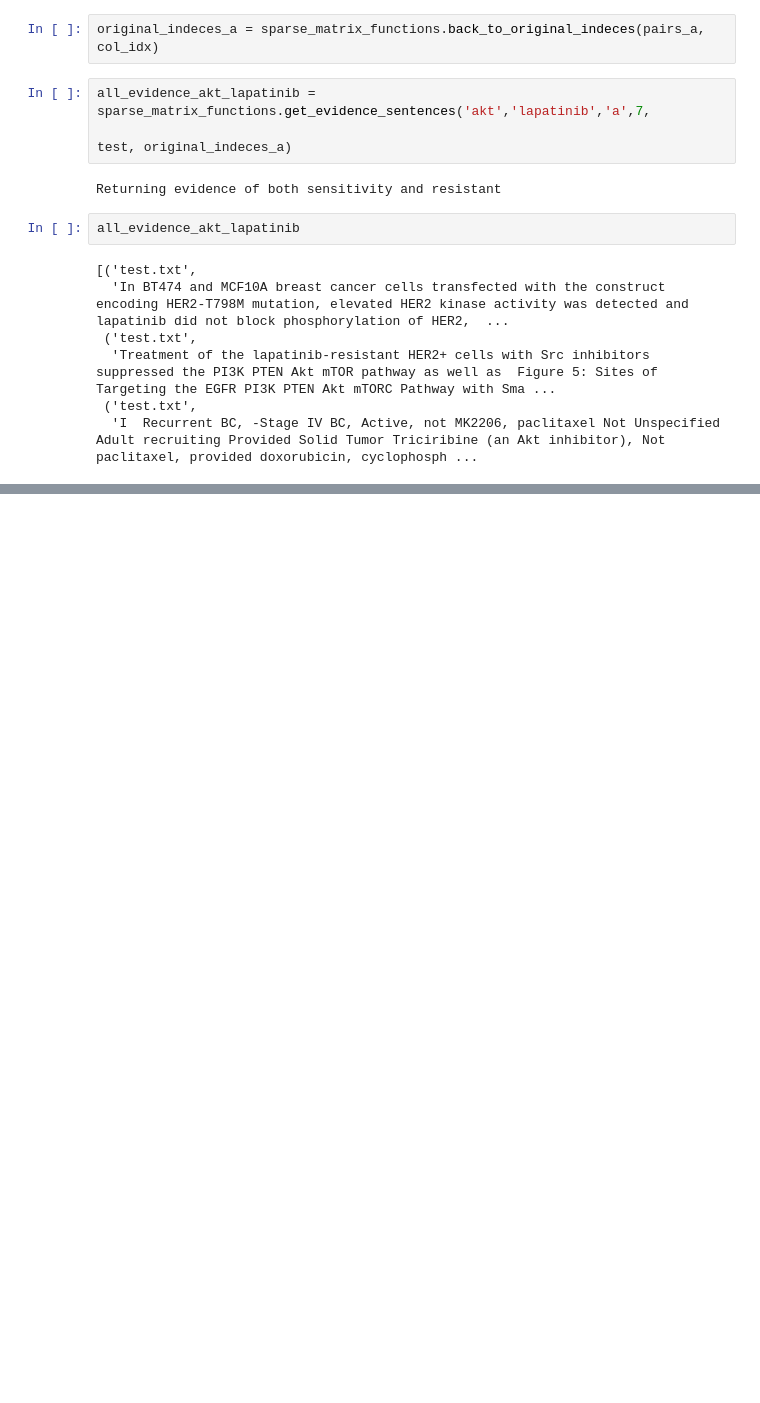
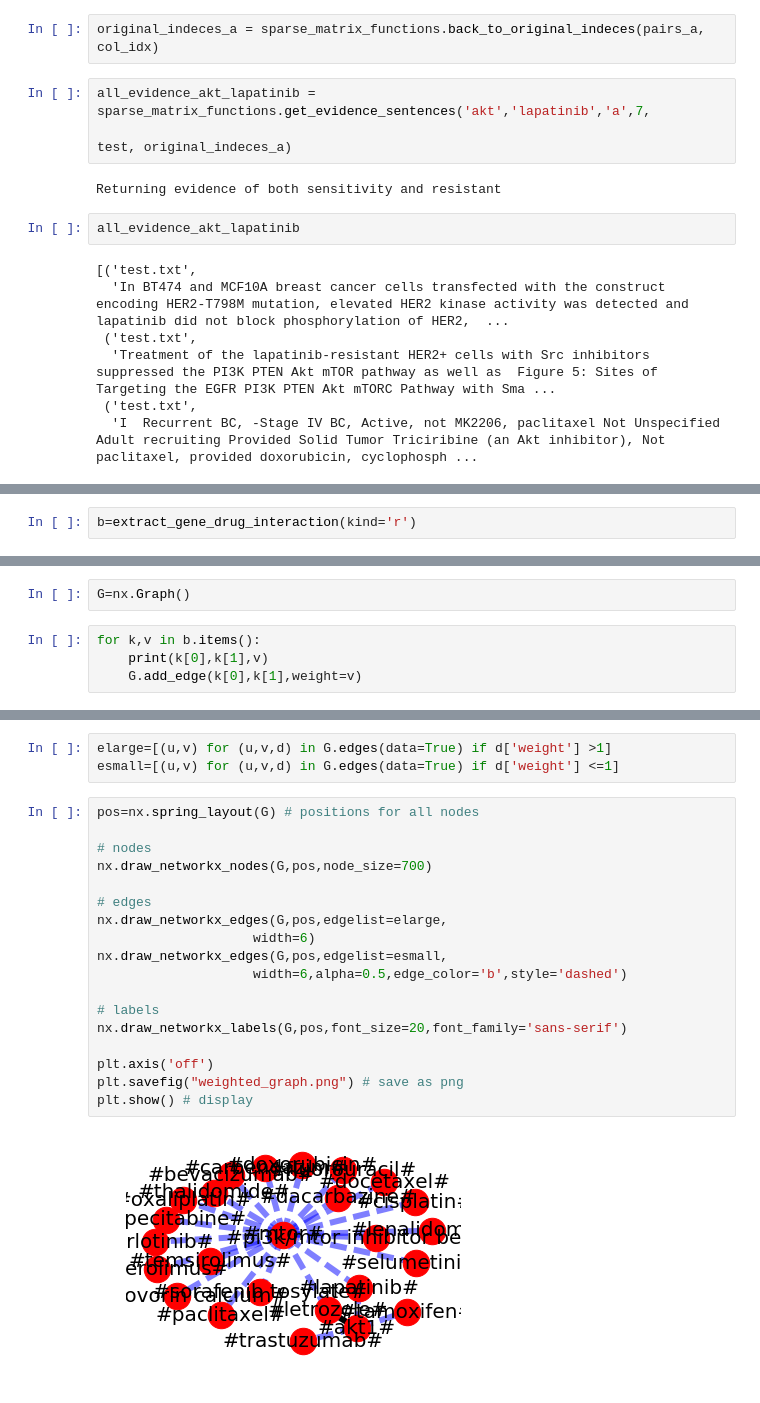
Before and after one commit to ayadlin/Capstone, a Jupyter notebook: Last_PrerRun.ipynb, the cells around one changed output, grey strips where cells are left out. Cells and saved outputs as stored; diff of their text form; blank space fills up the shorter version.

Commit message:
starting network stage

```diff
--- a/Last_PrerRun.ipynb
+++ b/Last_PrerRun.ipynb
@@ -234,0 +287,2 @@ display(H)
+# %%
+b=extract_gene_drug_interaction(kind='r')
@@ -234,0 +330,6 @@ display(H)
+# %%
+G=nx.Graph()
+# %%
+for k,v in b.items():
+    print(k[0],k[1],v)
+    G.add_edge(k[0],k[1],weight=v)
@@ -234,0 +354,23 @@ display(H)
+# %%
+elarge=[(u,v) for (u,v,d) in G.edges(data=True) if d['weight'] >1]
+esmall=[(u,v) for (u,v,d) in G.edges(data=True) if d['weight'] <=1]
+# %%
+pos=nx.spring_layout(G) # positions for all nodes
+
+# nodes
+nx.draw_networkx_nodes(G,pos,node_size=700)
+
+# edges
+nx.draw_networkx_edges(G,pos,edgelist=elarge,
+                    width=6)
+nx.draw_networkx_edges(G,pos,edgelist=esmall,
+                    width=6,alpha=0.5,edge_color='b',style='dashed')
+
+# labels
+nx.draw_networkx_labels(G,pos,font_size=20,font_family='sans-serif')
+
+plt.axis('off')
+plt.savefig("weighted_graph.png") # save as png
+plt.show() # display
+# %% [output]
+[figure, added]
```
Also changed, not shown: parts of 32 cells of this notebook, 5 other files.
